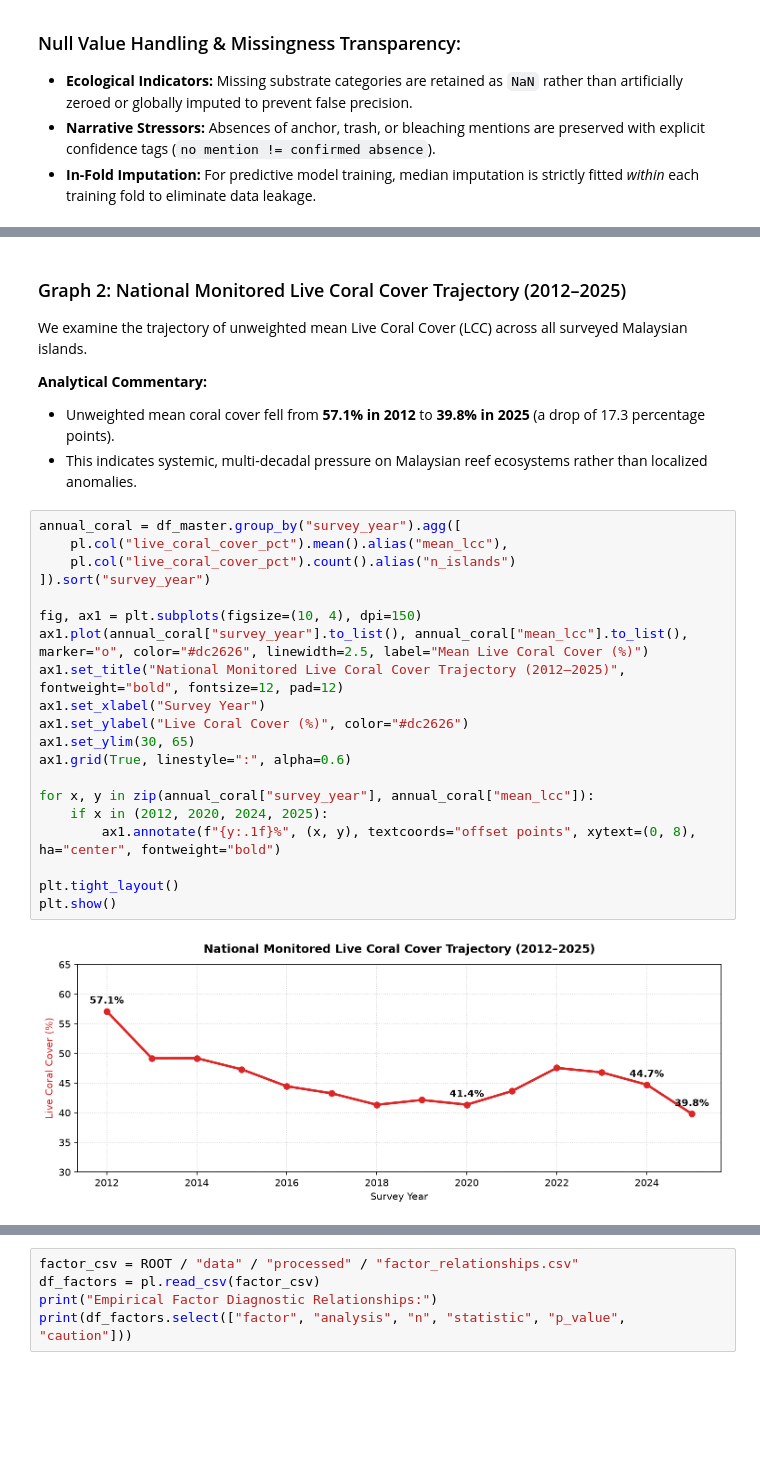
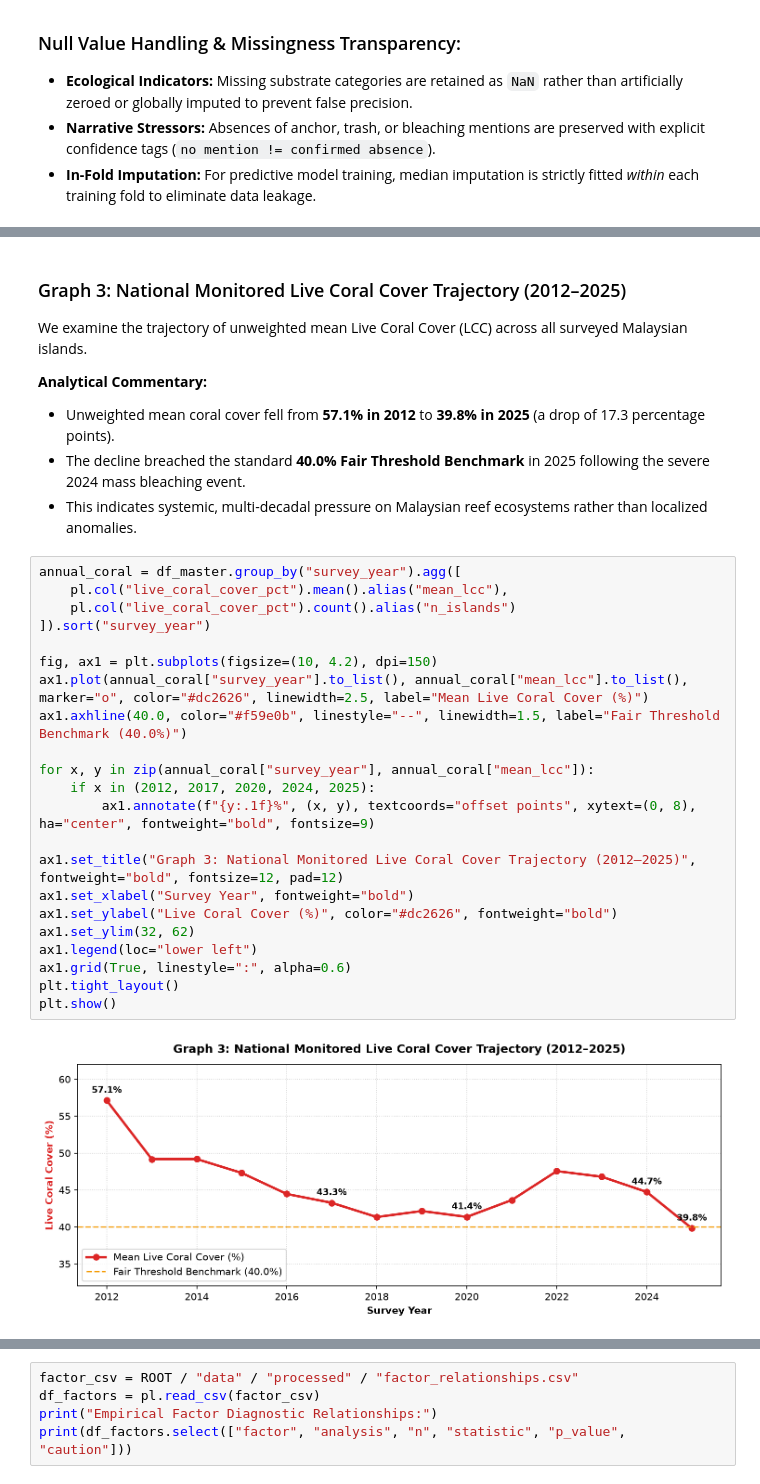
Before and after one commit to Chee613/dosm2026, a Jupyter notebook: notebooks/01_reproducible_pipeline.ipynb, the cells around one changed output, grey strips where cells are left out. Saved outputs shown, nothing was run; the diff lists cells and outputs as text; blank space fills up the shorter version.

```diff
--- a/notebooks/01_reproducible_pipeline.ipynb
+++ b/notebooks/01_reproducible_pipeline.ipynb
@@ -130,30 +162,33 @@ plt.show()
 # %% [markdown]
-### Graph 2: National Monitored Live Coral Cover Trajectory (2012–2025)
+### Graph 3: National Monitored Live Coral Cover Trajectory (2012–2025)
 We examine the trajectory of unweighted mean Live Coral Cover (LCC) across all surveyed Malaysian islands.
 
 **Analytical Commentary:**
 - Unweighted mean coral cover fell from **57.1% in 2012** to **39.8% in 2025** (a drop of 17.3 percentage points).
+- The decline breached the standard **40.0% Fair Threshold Benchmark** in 2025 following the severe 2024 mass bleaching event.
 - This indicates systemic, multi-decadal pressure on Malaysian reef ecosystems rather than localized anomalies.
 # %%
 annual_coral = df_master.group_by("survey_year").agg([
     pl.col("live_coral_cover_pct").mean().alias("mean_lcc"),
     pl.col("live_coral_cover_pct").count().alias("n_islands")
 ]).sort("survey_year")
 
-fig, ax1 = plt.subplots(figsize=(10, 4), dpi=150)
+fig, ax1 = plt.subplots(figsize=(10, 4.2), dpi=150)
 ax1.plot(annual_coral["survey_year"].to_list(), annual_coral["mean_lcc"].to_list(), marker="o", color="#dc2626", linewidth=2.5, label="Mean Live Coral Cover (%)")
-ax1.set_title("National Monitored Live Coral Cover Trajectory (2012–2025)", fontweight="bold", fontsize=12, pad=12)
-ax1.set_xlabel("Survey Year")
-ax1.set_ylabel("Live Coral Cover (%)", color="#dc2626")
-ax1.set_ylim(30, 65)
-ax1.grid(True, linestyle=":", alpha=0.6)
+ax1.axhline(40.0, color="#f59e0b", linestyle="--", linewidth=1.5, label="Fair Threshold Benchmark (40.0%)")
 
 for x, y in zip(annual_coral["survey_year"], annual_coral["mean_lcc"]):
-    if x in (2012, 2020, 2024, 2025):
-        ax1.annotate(f"{y:.1f}%", (x, y), textcoords="offset points", xytext=(0, 8), ha="center", fontweight="bold")
+    if x in (2012, 2017, 2020, 2024, 2025):
+        ax1.annotate(f"{y:.1f}%", (x, y), textcoords="offset points", xytext=(0, 8), ha="center", fontweight="bold", fontsize=9)
 
+ax1.set_title("Graph 3: National Monitored Live Coral Cover Trajectory (2012–2025)", fontweight="bold", fontsize=12, pad=12)
+ax1.set_xlabel("Survey Year", fontweight="bold")
+ax1.set_ylabel("Live Coral Cover (%)", color="#dc2626", fontweight="bold")
+ax1.set_ylim(32, 62)
+ax1.legend(loc="lower left")
+ax1.grid(True, linestyle=":", alpha=0.6)
 plt.tight_layout()
 plt.show()
 # %% [output]
-[figure, old version]
+[figure, new version]
 # %% [markdown]
```
Also changed, not shown: parts of 21 cells of this notebook, 1 other file.
